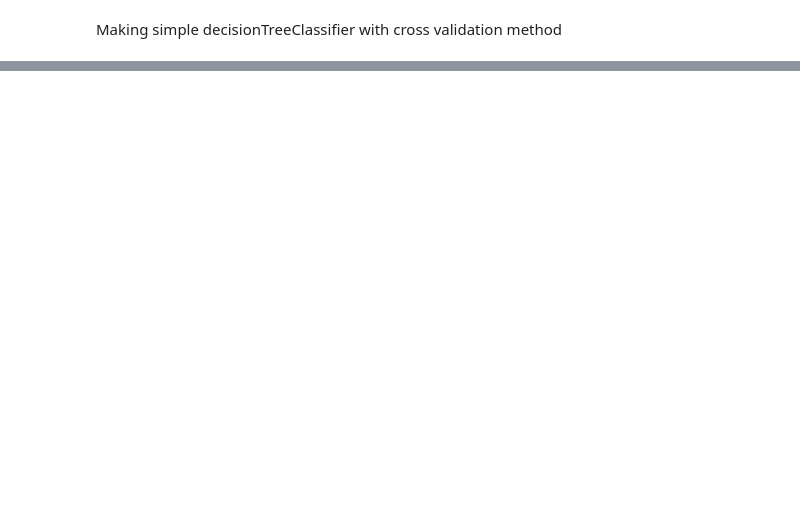
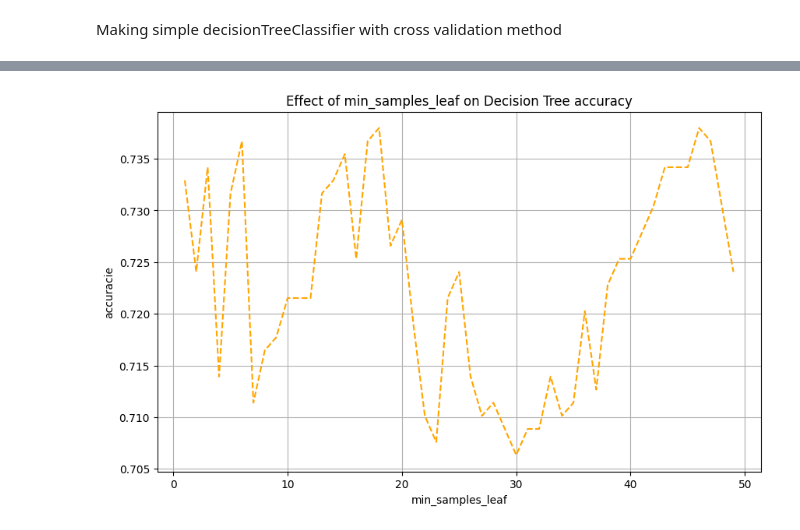
Before and after one commit to Dekel23/DataMining-Dataprocessing, a Jupyter notebook: part2_boazgurevich_ereldekel/part2.ipynb, the cells around one changed output, grey strips where cells are left out. Saved outputs shown, nothing was run; the diff lists cells and outputs as text; code cells hidden in the pictures; blank space fills up the shorter version.

```diff
--- a/part2_boazgurevich_ereldekel/part2.ipynb
+++ b/part2_boazgurevich_ereldekel/part2.ipynb
@@ -41,0 +97,23 @@ Accuracy Score: 0.7245508982035929
+# %%
+best_min_samples_leaf = 1
+best_accuracy = 0
+accuracies = []
+best_DTC = None
+for min_samples_leaf in range(1,50):
+    DTC2 = DecisionTreeClassifier(criterion='entropy', splitter='best', min_samples_leaf = min_samples_leaf, random_state=42)
+    DTC2 = DTC2.fit(X_train,y_train)
+    y_pred = DTC2.predict(X_test)
+    accuracy = metrics.accuracy_score(y_test, y_pred)
+    accuracies.append(accuracy)
+    if accuracy > best_accuracy:
+            best_accuracy = accuracy
+            best_min_samples_leaf = min_samples_leaf
+            best_DTC = DTC2
+
+print(f'min_samples_leaf: {best_min_samples_leaf}, accuracy: {best_accuracy}')
+
+dot = export_graphviz(best_DTC, filled=True, rounded=True,
+                special_characters=True,feature_names = training_df.columns,class_names=['0','1'])
+graph = pydotplus.graph_from_dot_data(dot)
+graph.write_png('./Pics/tree2.png')
+Image(graph.create_png())
@@ -41,0 +179,12 @@ Accuracy Score: 0.7245508982035929
+# %%
+fig, ax = plt.subplots(figsize=(10, 6))
+
+ax.plot(range(1, 50), accuracies, linestyle='--', color='orange')
+
+ax.set_xlabel('min_samples_leaf')
+ax.set_ylabel('accuracie')
+ax.set_title('Effect of min_samples_leaf on Decision Tree accuracy')
+ax.grid()
+plt.show()
+# %% [output]
+[figure, added]
```
Also changed, not shown: parts of 19 cells of this notebook.
